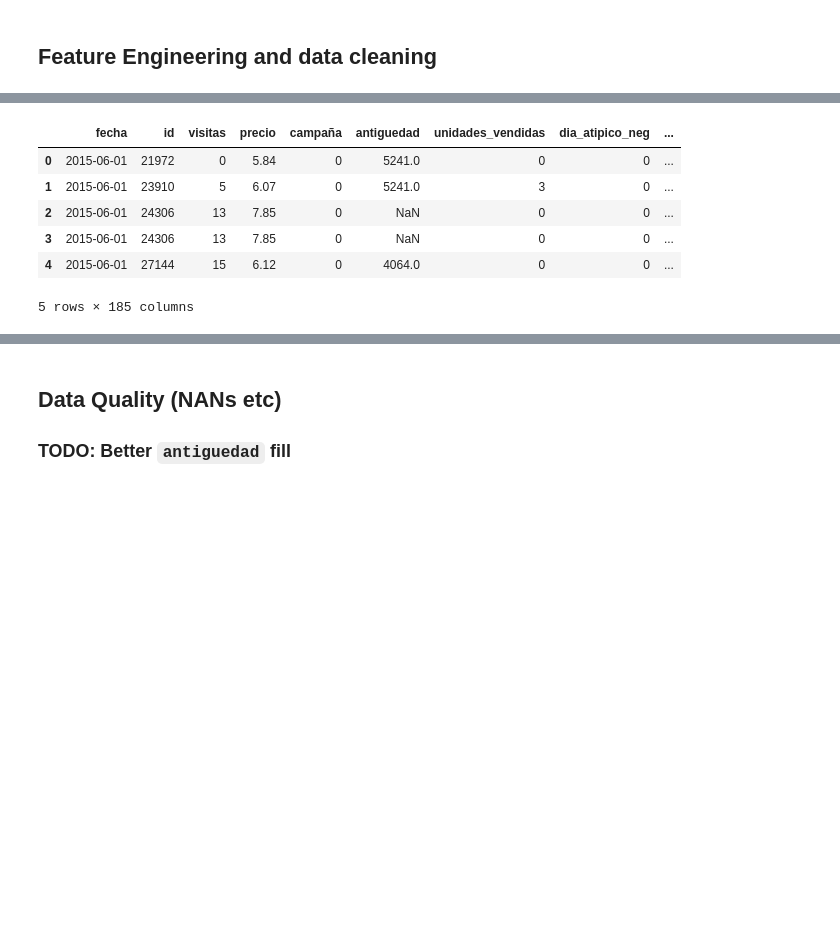
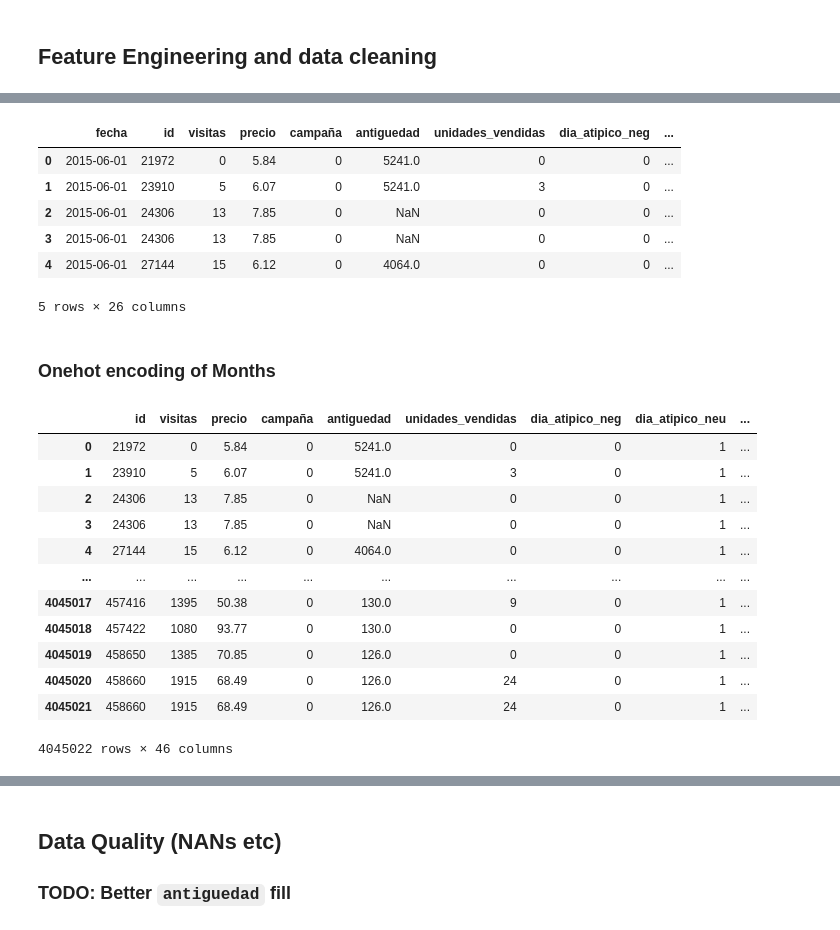
Before and after one commit to Nerucius/2021.ubdatathon, a Jupyter notebook: 1. EDA + Feature Engineering.ipynb, the cells around one changed output, grey strips where cells are left out. Cells and saved outputs as stored; diff of their text form; code cells hidden in the pictures; blank space fills up the shorter version.

```diff
--- a/1. EDA + Feature Engineering.ipynb
+++ b/1. EDA + Feature Engineering.ipynb
@@ -66,8 +66,9 @@ df[:5]
 # %%
 df_categoria_uno_onehot = pd.get_dummies(df.categoria_uno, prefix='categoria_uno_')
-df_categoria_dos_onehot = pd.get_dummies(df.categoria_dos, prefix='categoria_dos_')
+# df_categoria_dos_onehot = pd.get_dummies(df.categoria_dos, prefix='categoria_dos_')
 
-df_fe = pd.concat([df, df_categoria_uno_onehot, df_categoria_dos_onehot], axis=1)
+# df_fe = pd.concat([df, df_categoria_uno_onehot, df_categoria_dos_onehot], axis=1)
+df_fe = pd.concat([df, df_categoria_uno_onehot], axis=1)
 del df_fe['categoria_uno']
 del df_fe['categoria_dos']
 del df_fe['estado']
@@ -81,4 +82,28 @@ df_fe[:5]
 | 2 | 2015-06-01 | 24306 | 13 | 7.85 | 0 | NaN | 0 | 0 | ... |
 | 3 | 2015-06-01 | 24306 | 13 | 7.85 | 0 | NaN | 0 | 0 | ... |
 | 4 | 2015-06-01 | 27144 | 15 | 6.12 | 0 | 4064.0 | 0 | 0 | ... |
-5 rows × 185 columns
+5 rows × 26 columns
+# %% [markdown]
+### Onehot encoding of Months
+# %%
+df_weekday_onehot = pd.get_dummies(df_fe.fecha.dt.weekday, prefix='fecha_weekday_')
+df_month_onehot = pd.get_dummies(df_fe.fecha.dt.month, prefix='fecha_month_')
+
+df_fe = pd.concat([df_fe, df_weekday_onehot, df_month_onehot], axis=1)
+del df_fe['fecha']
+
+df_fe
+# %% [output]
+|  | id | visitas | precio | campaña | antiguedad | unidades_vendidas | dia_atipico_neg | dia_atipico_neu | ... |
+| 0 | 21972 | 0 | 5.84 | 0 | 5241.0 | 0 | 0 | 1 | ... |
+| 1 | 23910 | 5 | 6.07 | 0 | 5241.0 | 3 | 0 | 1 | ... |
+| 2 | 24306 | 13 | 7.85 | 0 | NaN | 0 | 0 | 1 | ... |
+| 3 | 24306 | 13 | 7.85 | 0 | NaN | 0 | 0 | 1 | ... |
+| 4 | 27144 | 15 | 6.12 | 0 | 4064.0 | 0 | 0 | 1 | ... |
+| ... | ... | ... | ... | ... | ... | ... | ... | ... | ... |
+| 4045017 | 457416 | 1395 | 50.38 | 0 | 130.0 | 9 | 0 | 1 | ... |
+| 4045018 | 457422 | 1080 | 93.77 | 0 | 130.0 | 0 | 0 | 1 | ... |
+| 4045019 | 458650 | 1385 | 70.85 | 0 | 126.0 | 0 | 0 | 1 | ... |
+| 4045020 | 458660 | 1915 | 68.49 | 0 | 126.0 | 24 | 0 | 1 | ... |
+| 4045021 | 458660 | 1915 | 68.49 | 0 | 126.0 | 24 | 0 | 1 | ... |
+4045022 rows × 46 columns
```
Also changed, not shown: parts of 14 cells of this notebook.
